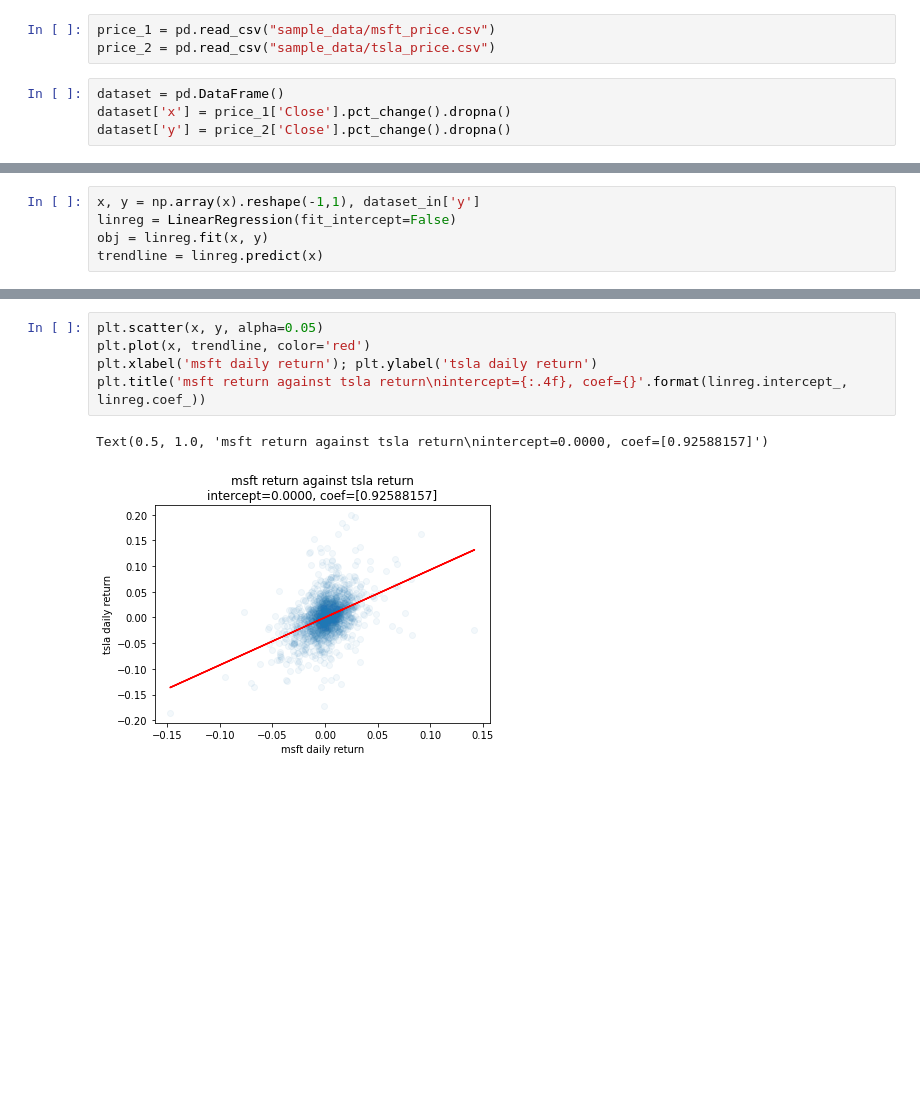
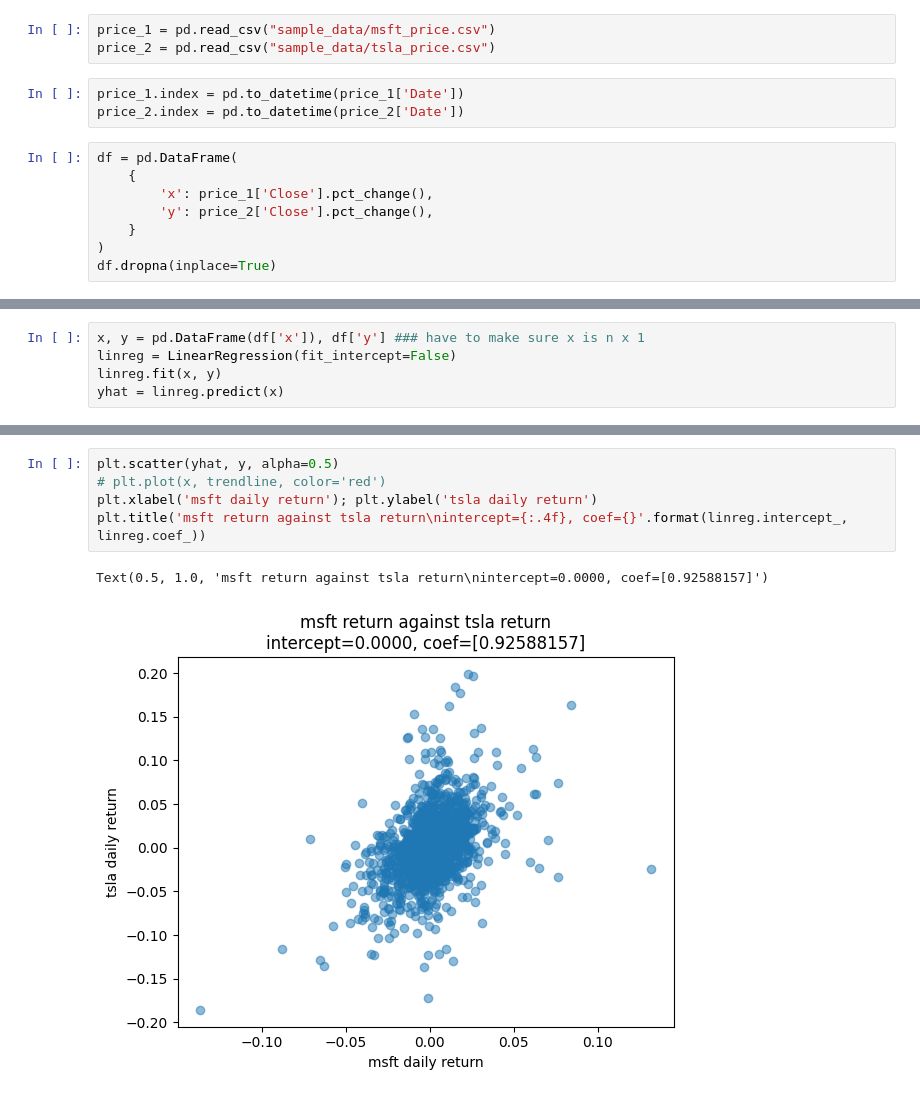
Before and after one commit to cckn93/utils, a Jupyter notebook: notebooks/regression.ipynb, the cells around one changed output, grey strips where cells are left out. Cells and saved outputs as stored; diff of their text form; blank space fills up the shorter version.

```diff
--- a/notebooks/regression.ipynb
+++ b/notebooks/regression.ipynb
@@ -10,9 +11,16 @@ from sklearn.model_selection import train_test_split
 # %%
 price_1 = pd.read_csv("sample_data/msft_price.csv")
 price_2 = pd.read_csv("sample_data/tsla_price.csv")
+# %%
+price_1.index = pd.to_datetime(price_1['Date'])
+price_2.index = pd.to_datetime(price_2['Date'])
 # %%
-dataset = pd.DataFrame()
-dataset['x'] = price_1['Close'].pct_change().dropna()
-dataset['y'] = price_2['Close'].pct_change().dropna()
+df = pd.DataFrame(
+    {
+        'x': price_1['Close'].pct_change(),
+        'y': price_2['Close'].pct_change(),
+    }
+)
+df.dropna(inplace=True)
 # %%
 # random_state=42 to ensure reproducible
@@ -20,5 +45,5 @@ dataset_in, dataset_out= train_test_split(dataset, test_size=0.2, random_state=4
 # %%
-x, y = np.array(x).reshape(-1,1), dataset_in['y']
+x, y = pd.DataFrame(df['x']), df['y'] ### have to make sure x is n x 1
 linreg = LinearRegression(fit_intercept=False)
-obj = linreg.fit(x, y)
-trendline = linreg.predict(x)
+linreg.fit(x, y)
+yhat = linreg.predict(x)
@@ -25,8 +69,8 @@ trendline = linreg.predict(x)
 # %%
-plt.scatter(x, y, alpha=0.05)
-plt.plot(x, trendline, color='red')
+plt.scatter(yhat, y, alpha=0.5)
+# plt.plot(x, trendline, color='red')
 plt.xlabel('msft daily return'); plt.ylabel('tsla daily return')
 plt.title('msft return against tsla return\nintercept={:.4f}, coef={}'.format(linreg.intercept_, linreg.coef_))
 # %% [output]
 Text(0.5, 1.0, 'msft return against tsla return\nintercept=0.0000, coef=[0.92588157]')
-[figure, old version]
+[figure, new version]
```
Also changed, not shown: parts of 5 cells of this notebook.
